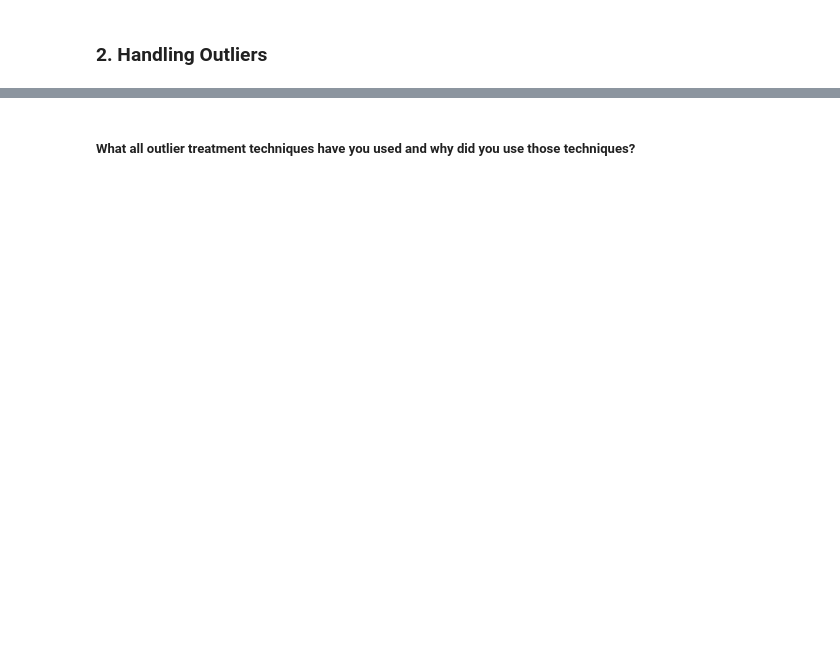
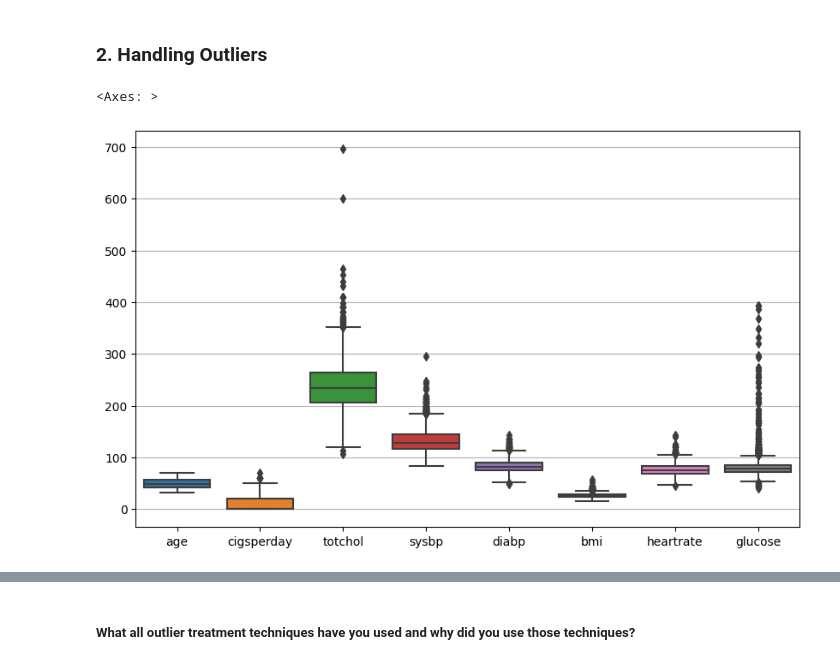
Before and after one commit to dipankarsahu1000/Cardiovascular-Risk-Prediction, a Jupyter notebook: Cardiovascular_Risk_Prediction.ipynb, the cells around one changed output, grey strips where cells are left out. Saved outputs shown, nothing was run; the diff lists cells and outputs as text; code cells hidden in the pictures; blank space fills up the shorter version.

```diff
--- a/Cardiovascular_Risk_Prediction.ipynb
+++ b/Cardiovascular_Risk_Prediction.ipynb
@@ -723,0 +729,8 @@ Answer Here.
+# %%
+# Checking the outliers in all the numerical columns
+plt.figure(figsize = (10, 6))
+plt.grid()
+sns.boxplot(df[num_columns])
+# %% [output]
+<Axes: >
+[figure, added]
```
Also changed, not shown: parts of 84 cells of this notebook.
